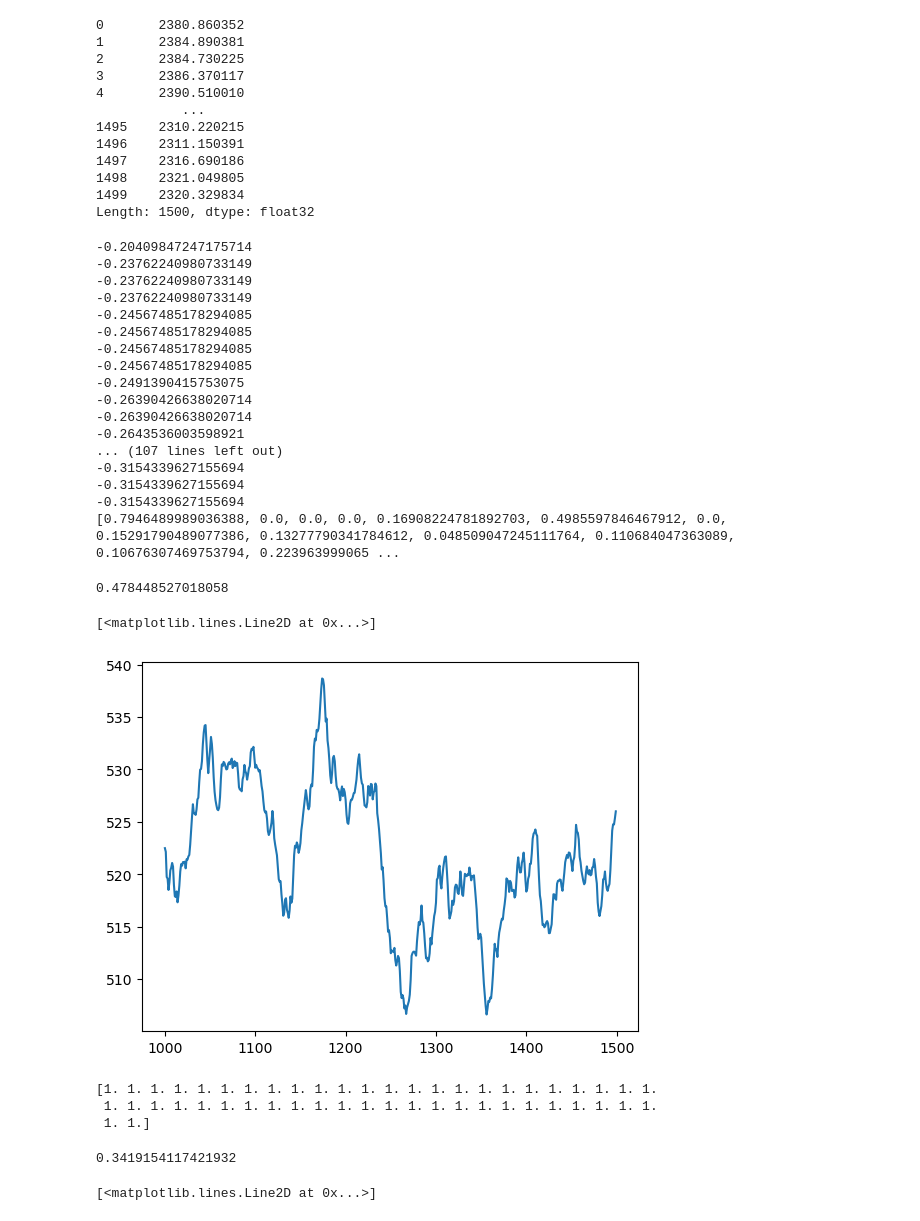
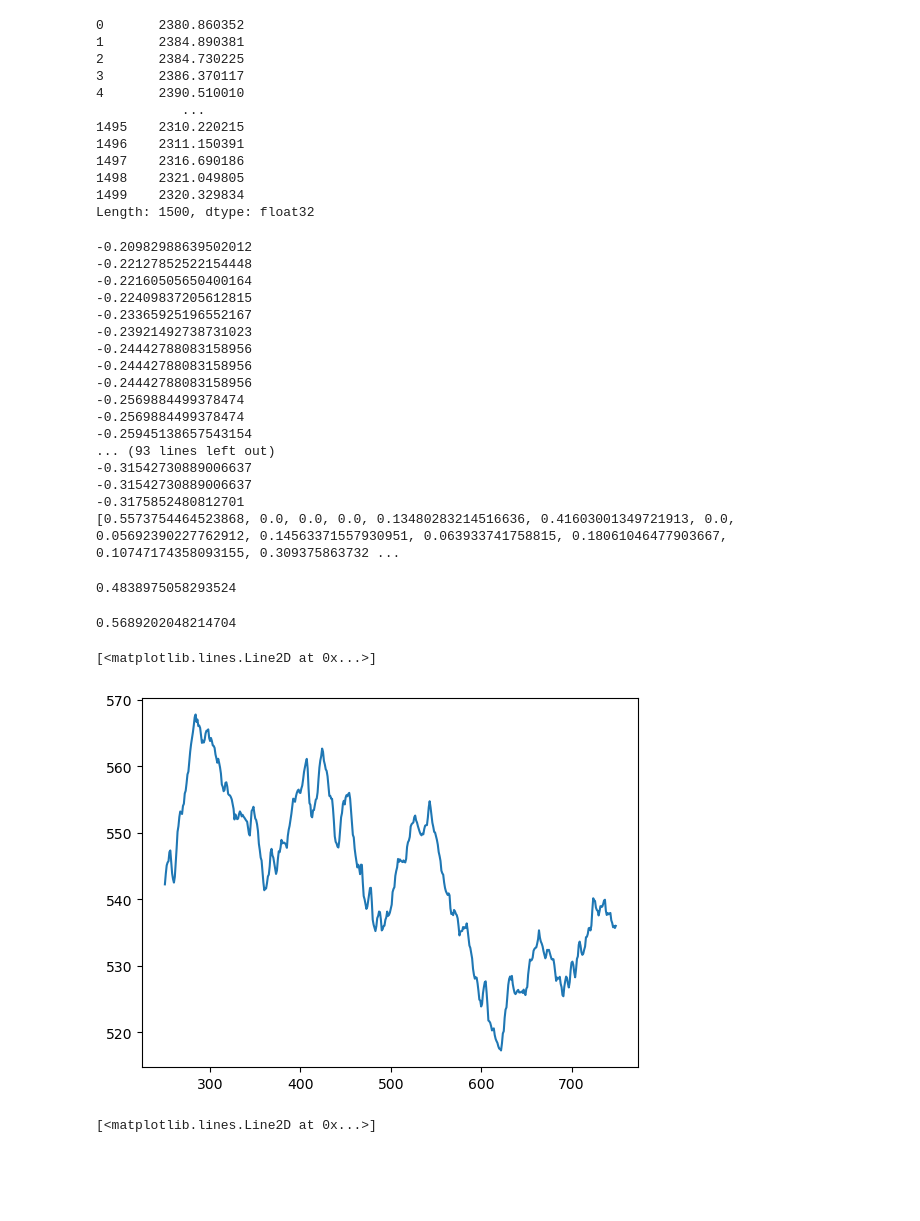
Before and after one commit to Troppydash/algothon2025, a Jupyter notebook: analysis/corr_comb_frenzy.ipynb, the cells around one changed output. Drawn from its saved outputs; the diff is of its cells as text; code cells hidden in the pictures; blank space fills up the shorter version.

```diff
--- a/analysis/corr_comb_frenzy.ipynb
+++ b/analysis/corr_comb_frenzy.ipynb
@@ -303,44 +303,40 @@ def compute_weights_dual(df, init):
 #        -5.12487731e-01, -9.98588735e-01, -3.65608970e-01, -9.99235975e-01,
 #        -3.93944159e-01, -9.89829421e-01]
 
-result_evol = compute_weights(data.iloc[:1000], None)
+result_evol = compute_weights(data.iloc[0:750], None)
 print(list(result_evol))
-weighted = data.iloc[1000:] * result_evol
+weighted = data.iloc[750:1250] * result_evol
 weighted.sum(axis=1).pct_change().dropna().autocorr()
 # %% [output]
--0.20409847247175714
--0.23762240980733149
--0.23762240980733149
--0.23762240980733149
--0.24567485178294085
--0.24567485178294085
--0.24567485178294085
--0.24567485178294085
--0.2491390415753075
--0.26390426638020714
--0.26390426638020714
--0.2643536003598921
-... (107 lines left out)
--0.3154339627155694
--0.3154339627155694
--0.3154339627155694
-[0.7946489989036388, 0.0, 0.0, 0.0, 0.16908224781892703, 0.4985597846467912, 0.0, 0.15291790489077386, 0.13277790341784612, 0.048509047245111764, 0.110684047363089, 0.10676307469753794, 0.223963999065 ...
+-0.20982988639502012
+-0.22127852522154448
+-0.22160505650400164
+-0.22409837205612815
+-0.23365925196552167
+-0.23921492738731023
+-0.24442788083158956
+-0.24442788083158956
+-0.24442788083158956
+-0.2569884499378474
+-0.2569884499378474
+-0.25945138657543154
+... (93 lines left out)
+-0.31542730889006637
+-0.31542730889006637
+-0.3175852480812701
+[0.5573754464523868, 0.0, 0.0, 0.0, 0.13480283214516636, 0.41603001349721913, 0.0, 0.05692390227762912, 0.14563371557930951, 0.063933741758815, 0.18061046477903667, 0.10747174358093155, 0.309375863732 ...
-0.478448527018058
+0.4838975058293524
 # %%
-weighted = data.iloc[1000:] * result_evol
-weighted.sum(axis=1).pct_change().dropna().autocorr()
+weighted = data.iloc[250:750] * result_evol
+print(weighted.sum(axis=1).pct_change().dropna().autocorr())
 plt.plot(weighted.sum(axis=1))
 # %% [output]
-[<matplotlib.lines.Line2D at 0x...>]
+0.5689202048214704
+[<matplotlib.lines.Line2D at 0x...>]
-[figure, old version]
+[figure, new version]
 # %%
-result_dual = compute_weights_dual(data.iloc[:1000], None)
-print(result_dual)
-weighted = data.iloc[1000:] * result_dual
-weighted.sum(axis=1).replace(0, 0.00001).pct_change().dropna().autocorr()
+# result_dual = compute_weights_dual(data.iloc[:1000], None)
+# print(result_dual)
+# weighted = data.iloc[1000:] * result_dual
+# weighted.sum(axis=1).replace(0, 0.00001).pct_change().dropna().autocorr()
-# %% [output]
-[1. 1. 1. 1. 1. 1. 1. 1. 1. 1. 1. 1. 1. 1. 1. 1. 1. 1. 1. 1. 1. 1. 1. 1.
- 1. 1. 1. 1. 1. 1. 1. 1. 1. 1. 1. 1. 1. 1. 1. 1. 1. 1. 1. 1. 1. 1. 1. 1.
- 1. 1.]
-0.3419154117421932
 # %%
```
Also changed, not shown: parts of 7 cells of this notebook, 3 other files.
